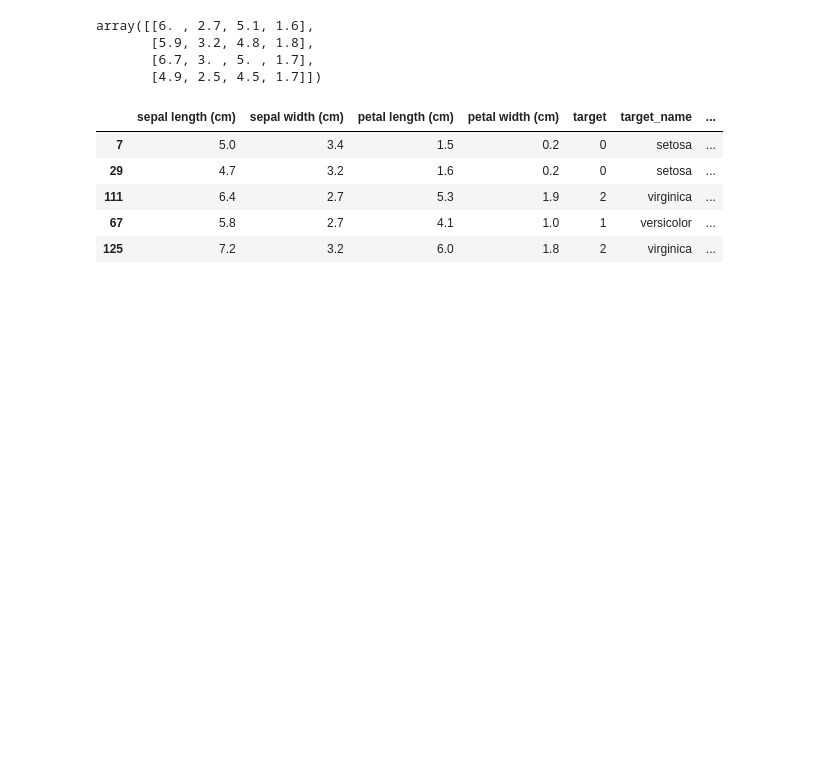
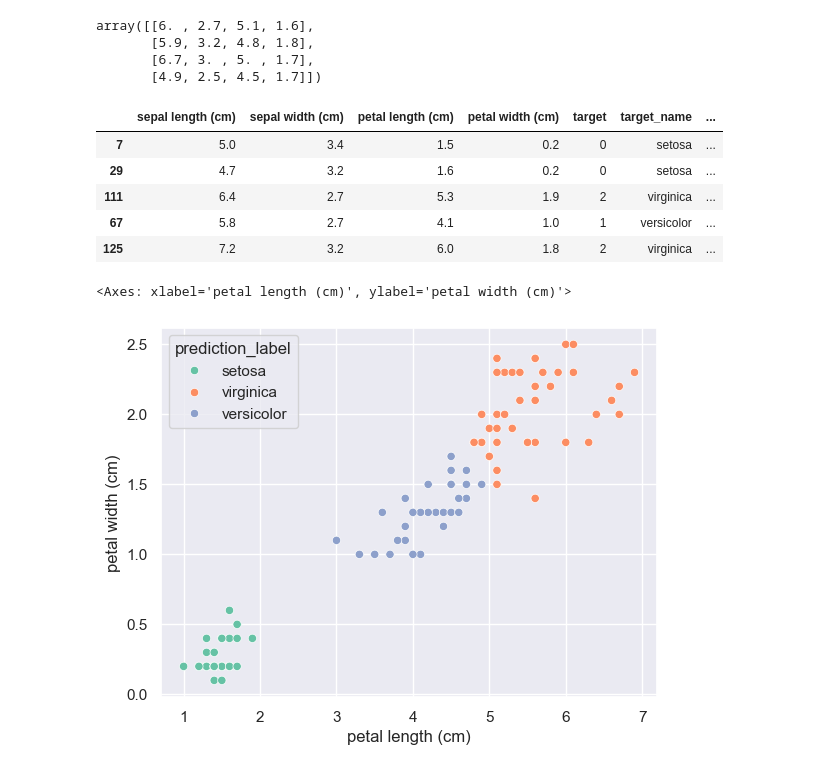
Before and after one commit to shoumik77/irisEDA, a Jupyter notebook: irisdataset.ipynb, the cells around one changed output. Drawn from its saved outputs; the diff is of its cells as text; code cells hidden in the pictures; blank space fills up the shorter version.

```diff
--- a/irisdataset.ipynb
+++ b/irisdataset.ipynb
@@ -331,3 +331,14 @@ df_predictions.head()
 | 111 | 6.4 | 2.7 | 5.3 | 1.9 | 2 | virginica | ... |
 | 67 | 5.8 | 2.7 | 4.1 | 1.0 | 1 | versicolor | ... |
 | 125 | 7.2 | 3.2 | 6.0 | 1.8 | 2 | virginica | ... |
+# %%
+sns.scatterplot(
+    x="petal length (cm)",
+    y="petal width (cm)",
+    hue="prediction_label",
+    data=df_predictions,
+    palette="Set2"  # or try "Set1", "Dark2", "tab10", etc.
+)
+# %% [output]
+<Axes: xlabel='petal length (cm)', ylabel='petal width (cm)'>
+[figure, added]
```
Also changed, not shown: parts of 15 cells of this notebook.
